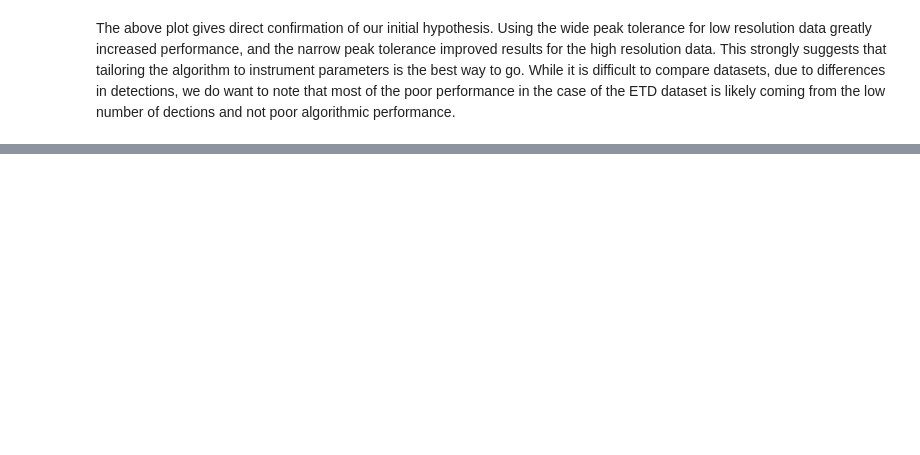
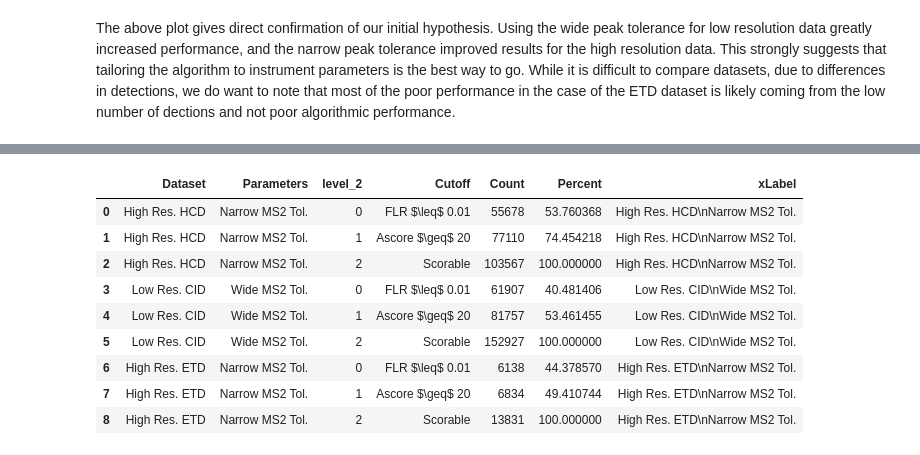
Before and after one commit to Villen-Lab/pyAscoreValidation, a Jupyter notebook: notebook/evaluation_of_false_localization_on_marx_synthetic_peptides.ipynb, the cells around one changed output, grey strips where cells are left out. Saved outputs shown, nothing was run; the diff lists cells and outputs as text; code cells hidden in the pictures; blank space fills up the shorter version.

```diff
--- a/notebook/evaluation_of_false_localization_on_marx_synthetic_peptides.ipynb
+++ b/notebook/evaluation_of_false_localization_on_marx_synthetic_peptides.ipynb
@@ -388,8 +404,23 @@ ascore_counts = ascore_matched_data.groupby(["Dataset", "Parameters"], sort=Fals
                                                                               np.sum(df.Ascores >= 20),
                                                                               df.shape[0]]}))\
                                    .reset_index()
-
+ascore_counts["Percent"] = ascore_counts.groupby("Dataset", sort=False)\
+                                        .apply(lambda df: 100*df.Count/df.Count.values[-1])\
+                                        .values
 ascore_counts["xLabel"] = ascore_counts["Dataset"] + "\n" + ascore_counts["Parameters"]
+# %%
+ascore_counts
+# %% [output]
+|  | Dataset | Parameters | level_2 | Cutoff | Count | Percent | xLabel |
+| 0 | High Res. HCD | Narrow MS2 Tol. | 0 | FLR $\leq$ 0.01 | 55678 | 53.760368 | High Res. HCD\nNarrow MS2 Tol. |
+| 1 | High Res. HCD | Narrow MS2 Tol. | 1 | Ascore $\geq$ 20 | 77110 | 74.454218 | High Res. HCD\nNarrow MS2 Tol. |
+| 2 | High Res. HCD | Narrow MS2 Tol. | 2 | Scorable | 103567 | 100.000000 | High Res. HCD\nNarrow MS2 Tol. |
+| 3 | Low Res. CID | Wide MS2 Tol. | 0 | FLR $\leq$ 0.01 | 61907 | 40.481406 | Low Res. CID\nWide MS2 Tol. |
+| 4 | Low Res. CID | Wide MS2 Tol. | 1 | Ascore $\geq$ 20 | 81757 | 53.461455 | Low Res. CID\nWide MS2 Tol. |
+| 5 | Low Res. CID | Wide MS2 Tol. | 2 | Scorable | 152927 | 100.000000 | Low Res. CID\nWide MS2 Tol. |
+| 6 | High Res. ETD | Narrow MS2 Tol. | 0 | FLR $\leq$ 0.01 | 6138 | 44.378570 | High Res. ETD\nNarrow MS2 Tol. |
+| 7 | High Res. ETD | Narrow MS2 Tol. | 1 | Ascore $\geq$ 20 | 6834 | 49.410744 | High Res. ETD\nNarrow MS2 Tol. |
+| 8 | High Res. ETD | Narrow MS2 Tol. | 2 | Scorable | 13831 | 100.000000 | High Res. ETD\nNarrow MS2 Tol. |
 # %%
 fig = plt.figure(figsize=[6, 9])
 
```
Also changed, not shown: parts of 9 cells of this notebook, 21 other files.
